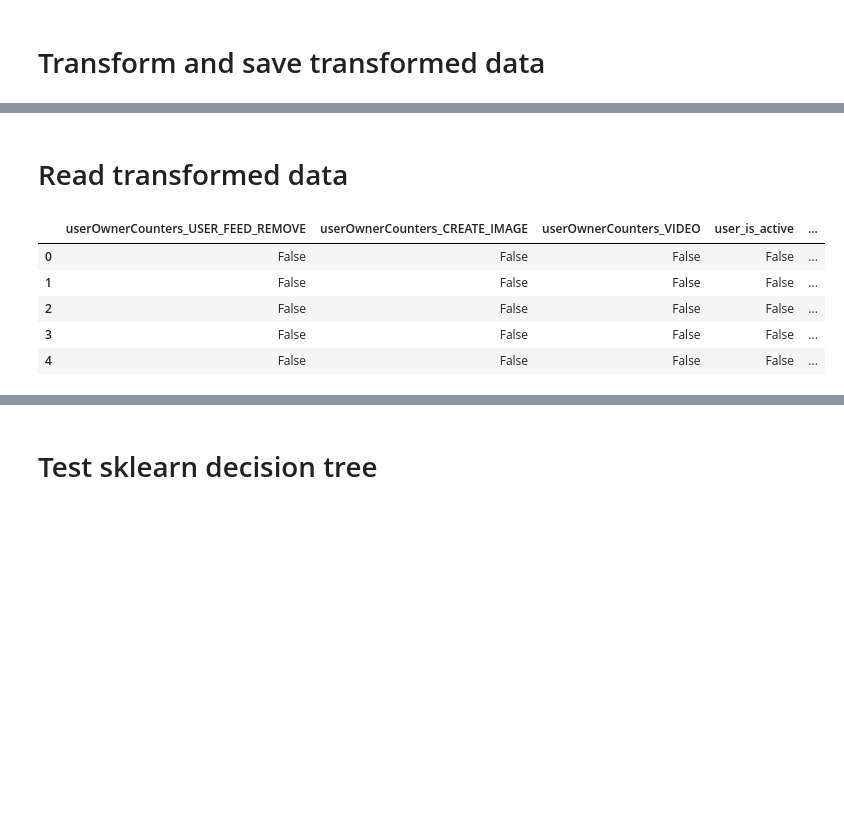
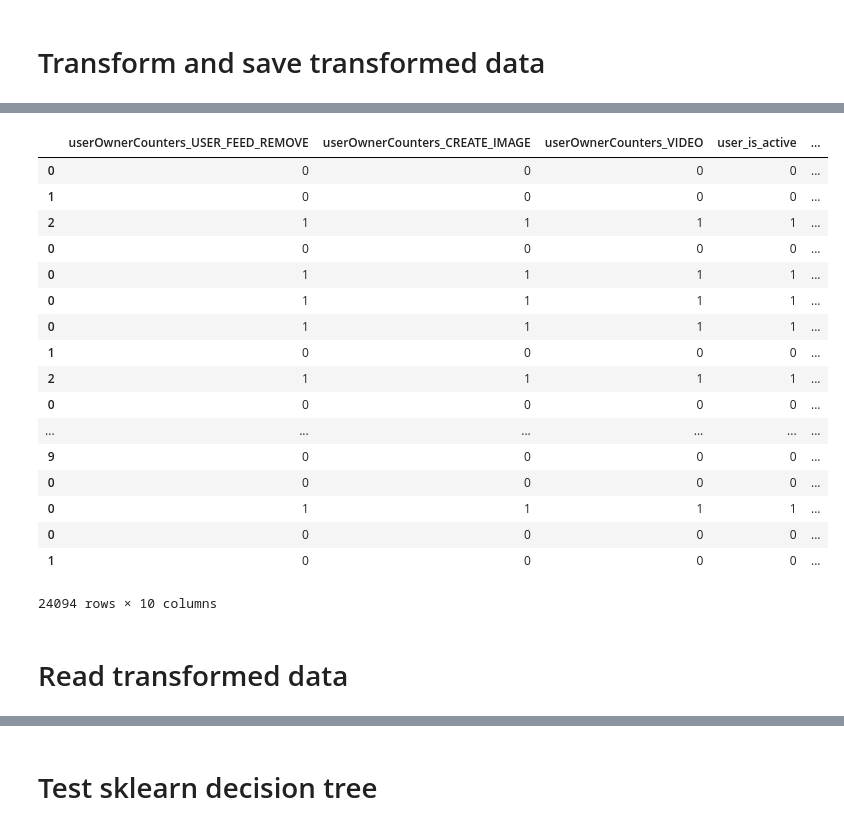
Before and after one commit to SKutukov/ML_experiments, a Jupyter notebook: main.py.ipynb, the cells around one changed output, grey strips where cells are left out. Drawn from its saved outputs; the diff is of its cells as text; code cells hidden in the pictures; blank space fills up the shorter version.

```diff
--- a/main.py.ipynb
+++ b/main.py.ipynb
@@ -259,0 +222,3 @@ KeyError: 'userOwnerCounters_USER_FEED_REMOVE_x'
+# %%
+binarized_tranformed_data = binarized_tranformed_data.astype(int)
+selected_features
@@ -260,3 +235,27 @@ KeyError: 'userOwnerCounters_USER_FEED_REMOVE_x'
+# %%
+binarized_tranformed_data.columns = [*selected_features, "order"]
+
+binarized_tranformed_data.to_csv("pairs.csv", index=False)
+binarized_tranformed_data
+# %% [output]
+|  | userOwnerCounters_USER_FEED_REMOVE | userOwnerCounters_CREATE_IMAGE | userOwnerCounters_VIDEO | user_is_active | ... |
+| 0 | 0 | 0 | 0 | 0 | ... |
+| 1 | 0 | 0 | 0 | 0 | ... |
+| 2 | 1 | 1 | 1 | 1 | ... |
+| 0 | 0 | 0 | 0 | 0 | ... |
+| 0 | 1 | 1 | 1 | 1 | ... |
+| 0 | 1 | 1 | 1 | 1 | ... |
+| 0 | 1 | 1 | 1 | 1 | ... |
+| 1 | 0 | 0 | 0 | 0 | ... |
+| 2 | 1 | 1 | 1 | 1 | ... |
+| 0 | 0 | 0 | 0 | 0 | ... |
+| ... | ... | ... | ... | ... | ... |
+| 9 | 0 | 0 | 0 | 0 | ... |
+| 0 | 0 | 0 | 0 | 0 | ... |
+| 0 | 1 | 1 | 1 | 1 | ... |
+| 0 | 0 | 0 | 0 | 0 | ... |
+| 1 | 0 | 0 | 0 | 0 | ... |
+24094 rows × 10 columns
 # %% [markdown]
  # Read transformed data
 # %%
@@ -275,9 +278,0 @@ Y = Y.values
-# %%
-tranformed_data.head()
-# %% [output]
-|  | userOwnerCounters_USER_FEED_REMOVE | userOwnerCounters_CREATE_IMAGE | userOwnerCounters_VIDEO | user_is_active | ... |
-| 0 | False | False | False | False | ... |
-| 1 | False | False | False | False | ... |
-| 2 | False | False | False | False | ... |
-| 3 | False | False | False | False | ... |
-| 4 | False | False | False | False | ... |
```
Also changed, not shown: parts of 20 cells of this notebook, 1 other file.
